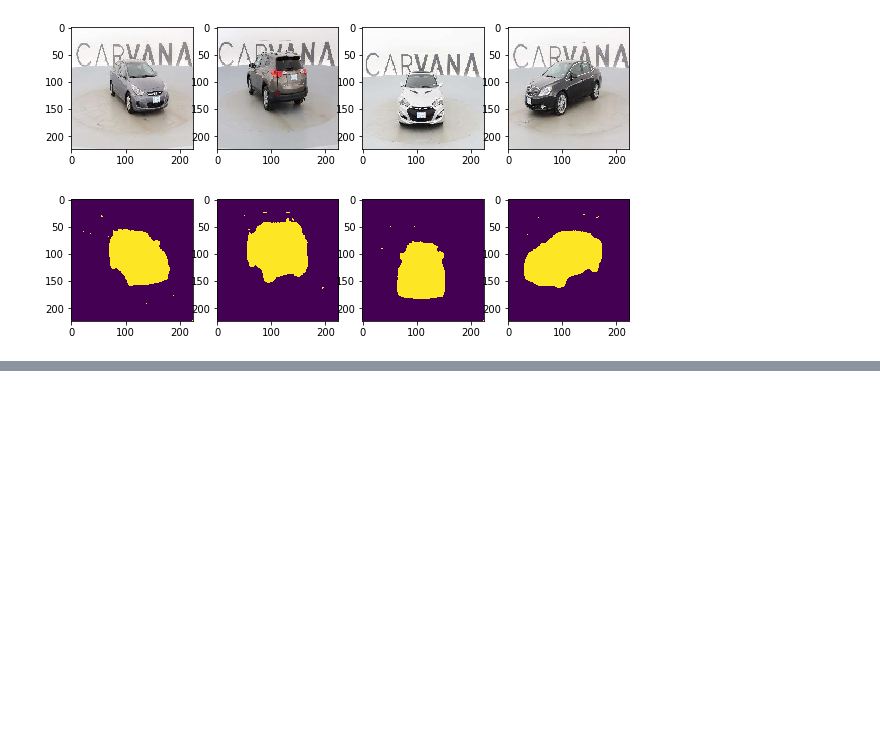
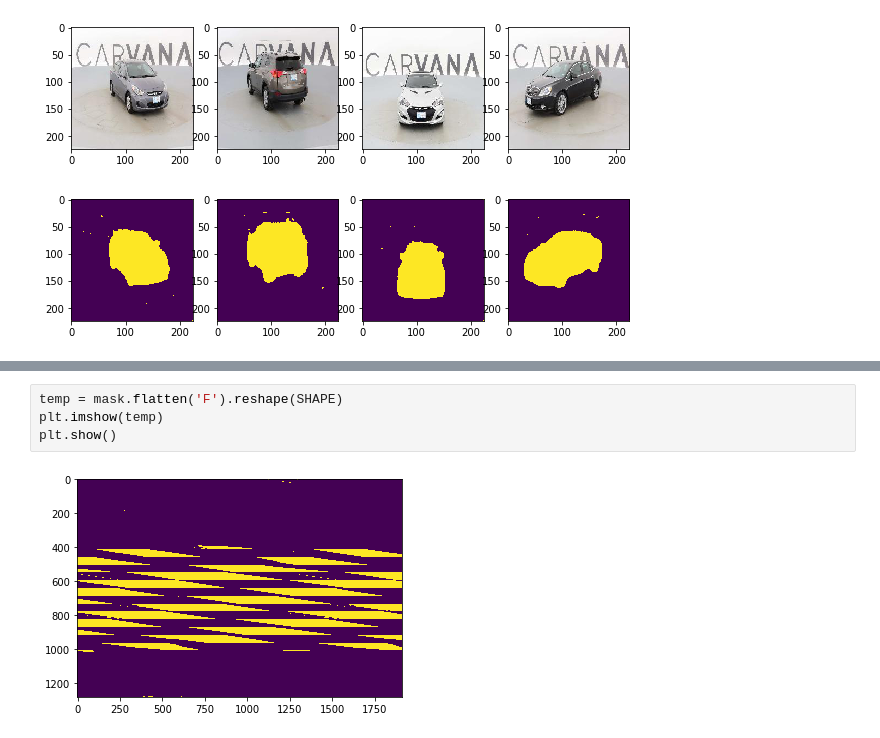
Before and after one commit to soupault/2017_kaggle_carvana, a Jupyter notebook: src/experiments.ipynb, the cells around one changed output, grey strips where cells are left out. Saved outputs shown, nothing was run; the diff lists cells and outputs as text; blank space fills up the shorter version.

```diff
--- a/src/experiments.ipynb
+++ b/src/experiments.ipynb
@@ -43,0 +90,6 @@ plt.show()
+# %%
+temp = mask.flatten('F').reshape(SHAPE)
+plt.imshow(temp)
+plt.show()
+# %% [output]
+[figure, added]
```
Also changed, not shown: parts of 12 cells of this notebook.
